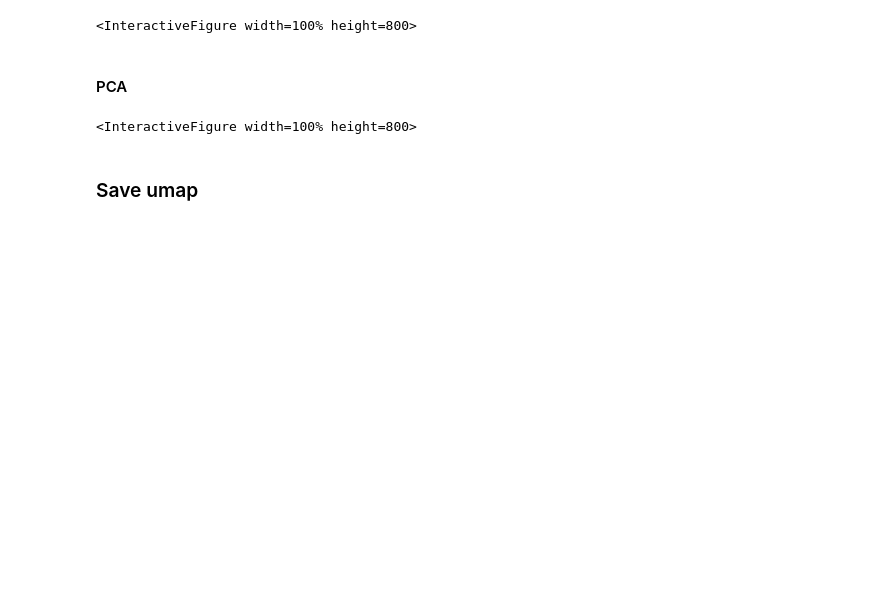
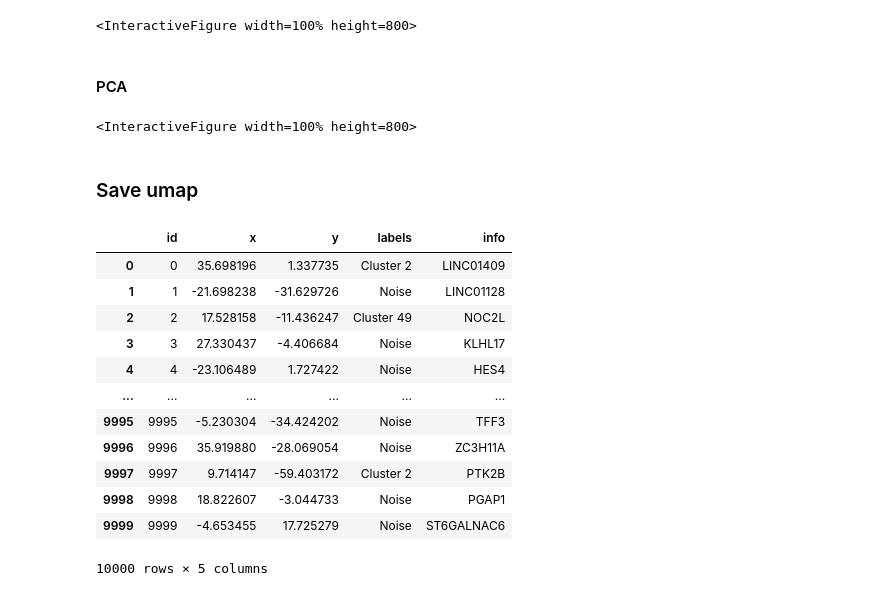
Before and after one commit to GPTomics/biojepa, a Jupyter notebook: shared_notebooks/umap_eval.ipynb, the cells around one changed output. Cells and saved outputs as stored; diff of their text form; code cells hidden in the pictures; blank space fills up the shorter version.

```diff
--- a/shared_notebooks/umap_eval.ipynb
+++ b/shared_notebooks/umap_eval.ipynb
@@ -158,7 +155,7 @@ plt.show()
 # %%
 embd_unit = normalize(embd)
 clusters = DBSCAN(
-    eps=0.02,
+    eps=0.57,
     min_samples=8,
     metric='cosine'
 ).fit_predict(embd_unit)
@@ -204,3 +201,25 @@ datamapplot.create_interactive_plot(pca_coords[labels != 'Noise'], labels[labels
 <InteractiveFigure width=100% height=800>
 # %% [markdown]
 ### Save umap
+# %%
+pd.DataFrame({
+    'id': range(len(tcoords)),
+    'x': tcoords[:, 0],
+    'y': tcoords[:, 1],
+    'labels': labels,
+    'info': np.asarray(gene_names)
+}).to_csv(data_dir / 'tsne_clusters.csv', index=False)
+# %% [output]
+|  | id | x | y | labels | info |
+| 0 | 0 | 35.698196 | 1.337735 | Cluster 2 | LINC01409 |
+| 1 | 1 | -21.698238 | -31.629726 | Noise | LINC01128 |
+| 2 | 2 | 17.528158 | -11.436247 | Cluster 49 | NOC2L |
+| 3 | 3 | 27.330437 | -4.406684 | Noise | KLHL17 |
+| 4 | 4 | -23.106489 | 1.727422 | Noise | HES4 |
+| ... | ... | ... | ... | ... | ... |
+| 9995 | 9995 | -5.230304 | -34.424202 | Noise | TFF3 |
+| 9996 | 9996 | 35.919880 | -28.069054 | Noise | ZC3H11A |
+| 9997 | 9997 | 9.714147 | -59.403172 | Cluster 2 | PTK2B |
+| 9998 | 9998 | 18.822607 | -3.044733 | Noise | PGAP1 |
+| 9999 | 9999 | -4.653455 | 17.725279 | Noise | ST6GALNAC6 |
+10000 rows × 5 columns
```
Also changed, not shown: parts of 17 cells of this notebook.
